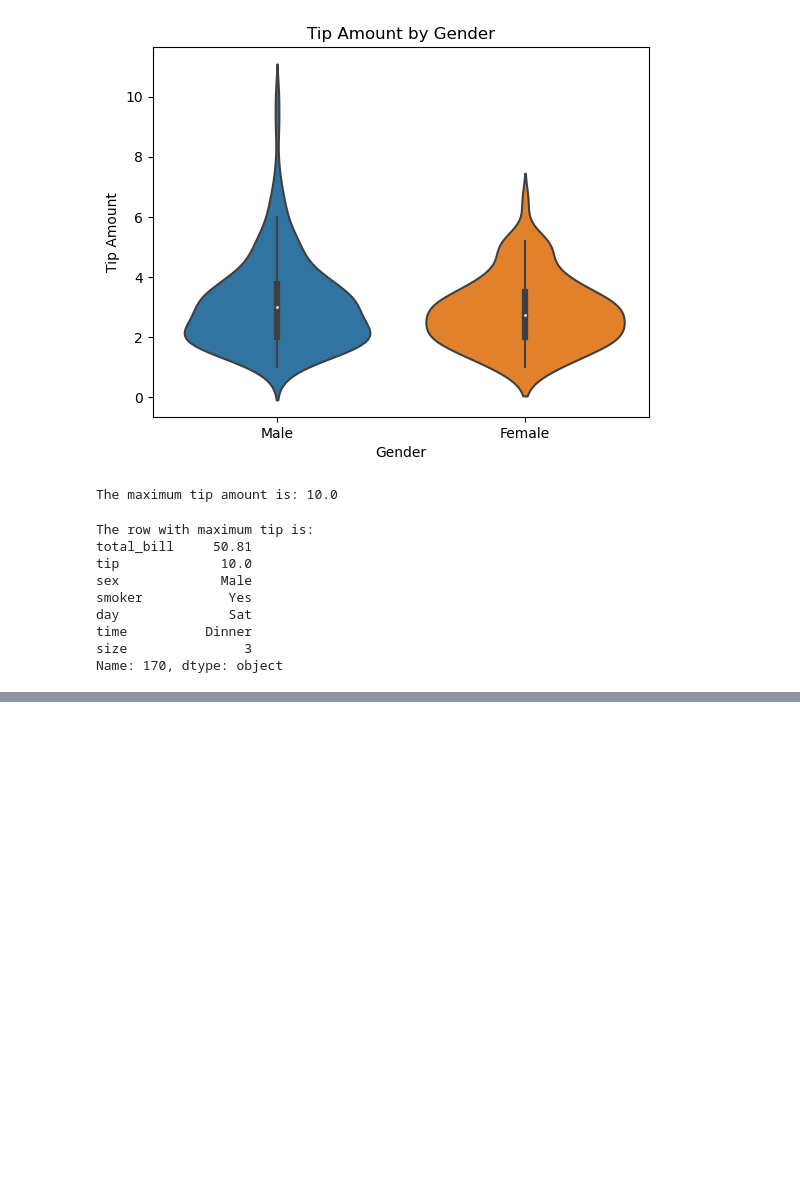
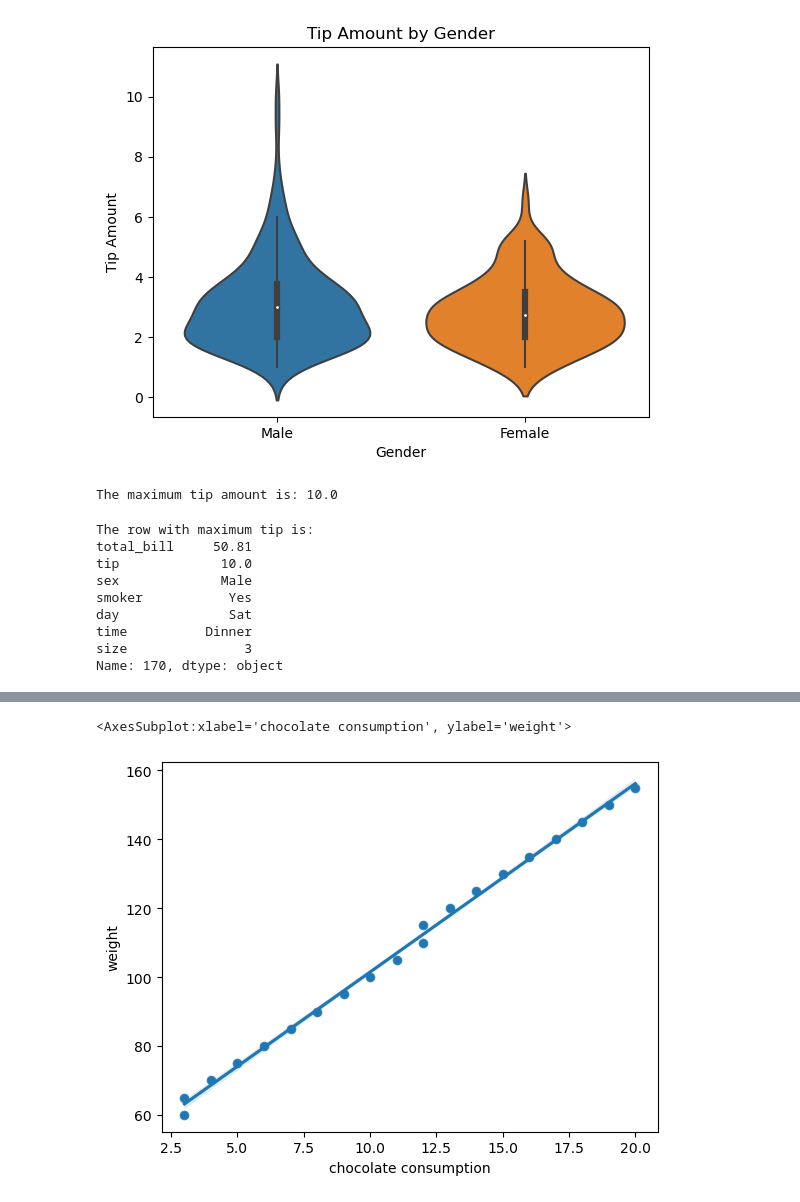
Before and after one commit to prime-infinity/futheringStats, a Jupyter notebook: RegressionLine.ipynb, the cells around one changed output, grey strips where cells are left out. Drawn from its saved outputs; the diff is of its cells as text; code cells hidden in the pictures; blank space fills up the shorter version.

```diff
--- a/RegressionLine.ipynb
+++ b/RegressionLine.ipynb
@@ -135,3 +135,10 @@ day              Sat
 time          Dinner
 size               3
 Name: 170, dtype: object
+# %%
+df = pd.DataFrame(columns=['weight', 'chocolate consumption'])
+
+# input the data manually
+df['weight'] = [60, 65, 70, 75, 80, 85, 90, 95, 100, 105, 110, 115, 120, 125, 130, 135, 140, 145, 150, 155]
+df['chocolate consumption'] = [3, 3, 4, 5, 6, 7, 8, 9, 10, 11, 12, 12, 13, 14, 15, 16, 17, 18, 19, 20]
+df
@@ -137,0 +163,6 @@ Name: 170, dtype: object
+# %%
+sns.scatterplot(x="chocolate consumption", y="weight", data=df)
+sns.regplot(x="chocolate consumption", y="weight", data=df)
+# %% [output]
+<AxesSubplot:xlabel='chocolate consumption', ylabel='weight'>
+[figure, added]
```
Also changed, not shown: parts of 1 cell of this notebook, 1 other file.
